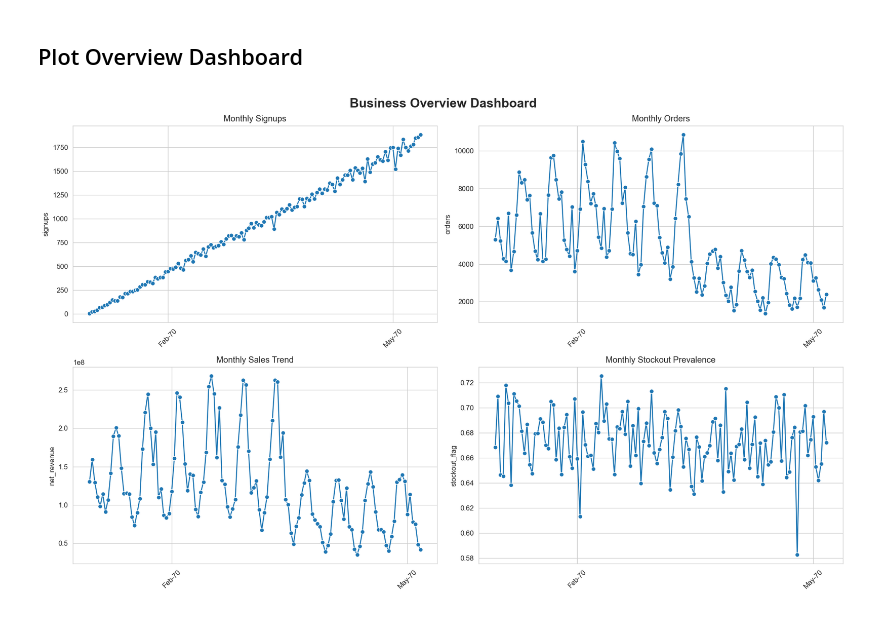
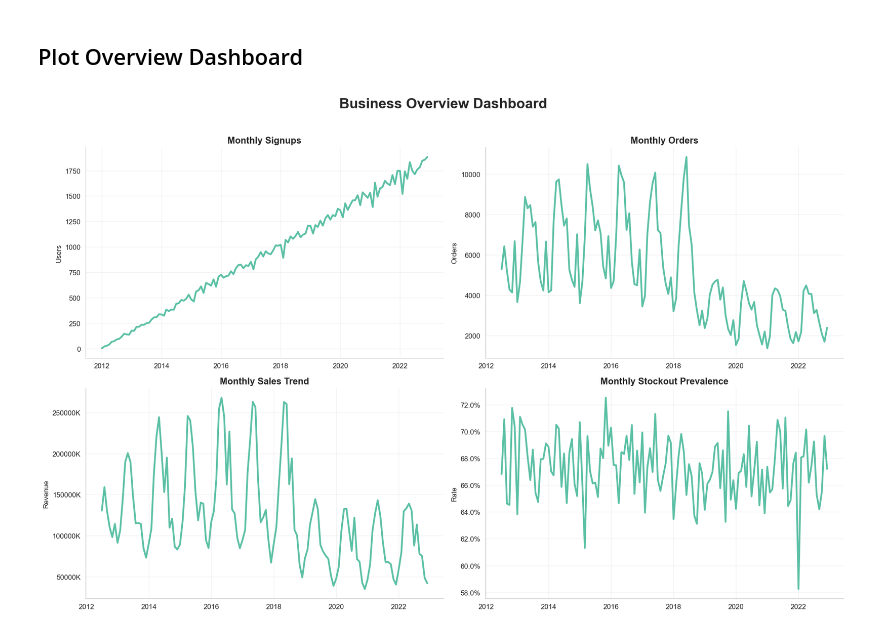
Before and after one commit to NgTHung/DATATHON-2026-r1, a Jupyter notebook: notebooks/Synthesis.ipynb, the cells around one changed output. Cells and saved outputs as stored; diff of their text form; code cells hidden in the pictures.

Commit message:
Update overview

```diff
--- a/notebooks/Synthesis.ipynb
+++ b/notebooks/Synthesis.ipynb
@@ -28,85 +30,108 @@ monthly_signups = customer_df.groupby(
     customer_df["signup_date"].dt.to_period("M")
 ).size().reset_index(name="signups")
 
-monthly_signups["signup_date"] = monthly_signups["signup_date"].astype(str)
+monthly_signups["signup_date"] = monthly_signups["signup_date"].dt.to_timestamp()
 
 # 2. Monthly Orders
 monthly_orders = order_df.groupby(
     order_df["order_date"].dt.to_period("M")
 ).size().reset_index(name="orders")
 
-monthly_orders["order_date"] = monthly_orders["order_date"].astype(str)
+monthly_orders["order_date"] = monthly_orders["order_date"].dt.to_timestamp()
 
 # 3. Monthly Sales
 monthly_sales = order_df.groupby(
     order_df["order_date"].dt.to_period("M")
 )["net_revenue"].sum().reset_index()
 
-monthly_sales["order_date"] = monthly_sales["order_date"].astype(str)
+monthly_sales["order_date"] = monthly_sales["order_date"].dt.to_timestamp()
 
 # 4. Monthly Stockout Prevalence
 monthly_stockout = inventory_df.groupby(
     inventory_df["snapshot_month"].dt.to_period("M")
 )["stockout_flag"].mean().reset_index()
 
-monthly_stockout["snapshot_month"] = monthly_stockout["snapshot_month"].astype(str)
+monthly_stockout["snapshot_month"] = monthly_stockout["snapshot_month"].dt.to_timestamp()
 # %% [markdown]
 ## Plot Overview Dashboard
 # %%
 fig, axes = plt.subplots(2, 2, figsize=(16,10))
-fig.suptitle("Business Overview Dashboard", fontsize=18, weight="bold")
+fig.suptitle("Business Overview Dashboard", fontsize=20, weight="bold", y=1.02)
+
+main_color = "#5BC0A5"
 
 # Chart 1: Monthly Signups
 sns.lineplot(
     data=monthly_signups,
     x="signup_date",
     y="signups",
-    marker="o",
+    linewidth=2.5,
+    color=main_color,
     ax=axes[0,0]
 )
-axes[0,0].set_title("Monthly Signups")
+axes[0,0].set_title("Monthly Signups", fontsize=13, weight="bold")
+axes[0,0].set_ylabel("Users")
+axes[0,0].set_xlabel("")
 
 # Chart 2: Monthly Orders
 sns.lineplot(
     data=monthly_orders,
     x="order_date",
     y="orders",
-    marker="o",
+    linewidth=2.5,
+    color=main_color,
     ax=axes[0,1]
 )
-axes[0,1].set_title("Monthly Orders")
+axes[0,1].set_title("Monthly Orders", fontsize=13, weight="bold")
+axes[0,1].set_ylabel("Orders")
+axes[0,1].set_xlabel("")
 
 # Chart 3: Monthly Sales
 sns.lineplot(
     data=monthly_sales,
     x="order_date",
     y="net_revenue",
-    marker="o",
+    linewidth=2.5,
+    color=main_color,
     ax=axes[1,0]
 )
-axes[1,0].set_title("Monthly Sales Trend")
+axes[1,0].set_title("Monthly Sales Trend", fontsize=13, weight="bold")
+axes[1,0].set_ylabel("Revenue")
+axes[1,0].set_xlabel("")
+axes[1,0].yaxis.set_major_formatter(
+    mtick.FuncFormatter(lambda x, p: f'{x/1000:.0f}K')
+)
 
 # Chart 4: Monthly Stockout
 sns.lineplot(
     data=monthly_stockout,
     x="snapshot_month",
     y="stockout_flag",
-    marker="o",
+    linewidth=2.5,
+    color=main_color,
     ax=axes[1,1]
 )
-axes[1,1].set_title("Monthly Stockout Prevalence")
+axes[1,1].set_title("Monthly Stockout Prevalence", fontsize=13, weight="bold")
+axes[1,1].set_ylabel("Rate")
+axes[1,1].set_xlabel("")
+axes[1,1].yaxis.set_major_formatter(mtick.PercentFormatter(1.0))
 
-# TRỤC X (mỗi 3 tháng)
+
 for ax in axes.flat:
-    ax.xaxis.set_major_locator(mdates.MonthLocator(interval=3))
-    ax.xaxis.set_major_formatter(mdates.DateFormatter('%b-%y'))
-    ax.tick_params(axis="x", rotation=45)
-    ax.set_xlabel("")
+    ax.xaxis.set_major_locator(mdates.YearLocator(2))   # mỗi 2 năm
+    ax.xaxis.set_major_formatter(mdates.DateFormatter('%Y'))
+    ax.tick_params(axis="x", rotation=0)
+
+
+    ax.grid(True, alpha=0.25)
+
+    ax.spines["top"].set_visible(False)
+    ax.spines["right"].set_visible(False)
 
 plt.tight_layout()
 plt.show()
 # %% [output]
-[figure, old version]
+[figure, new version]
 # %% [markdown]
 ## Business Overview Insights
 
```
Also changed, not shown: parts of 12 cells of this notebook.
